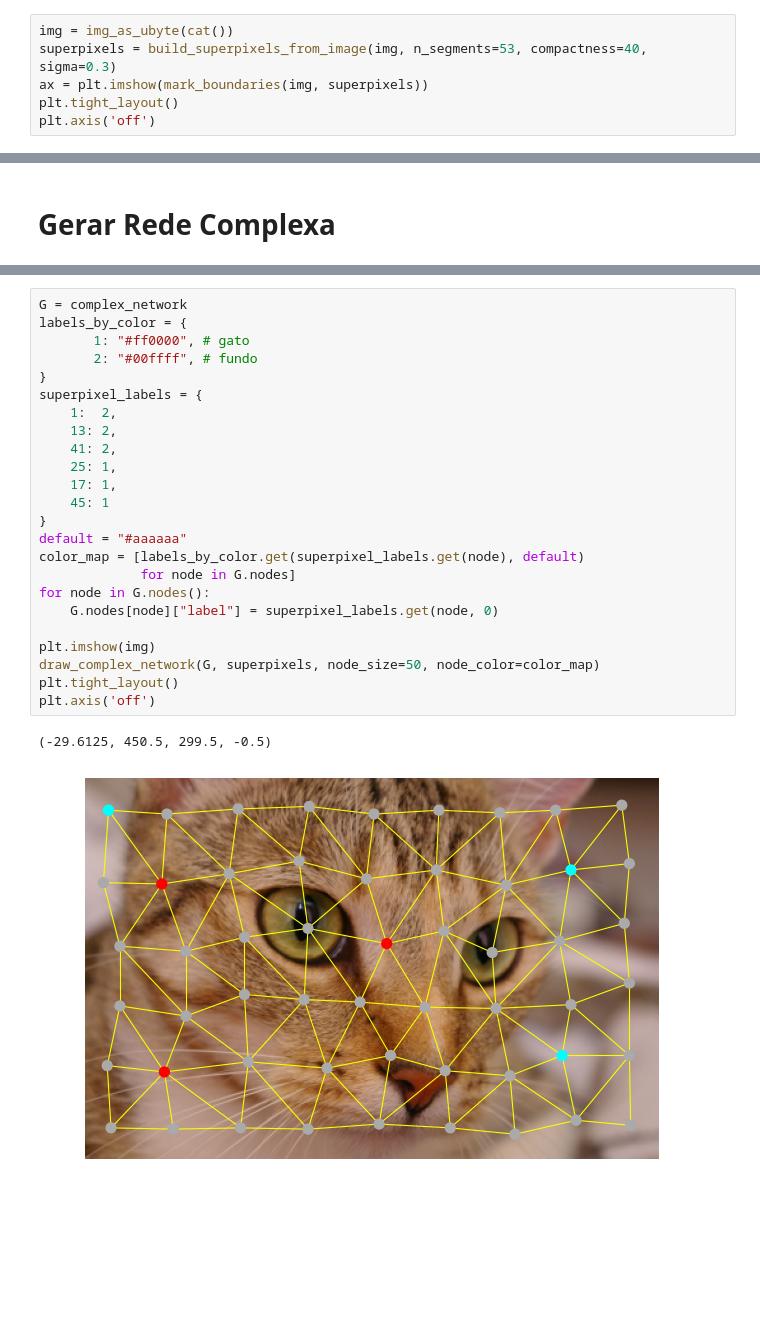
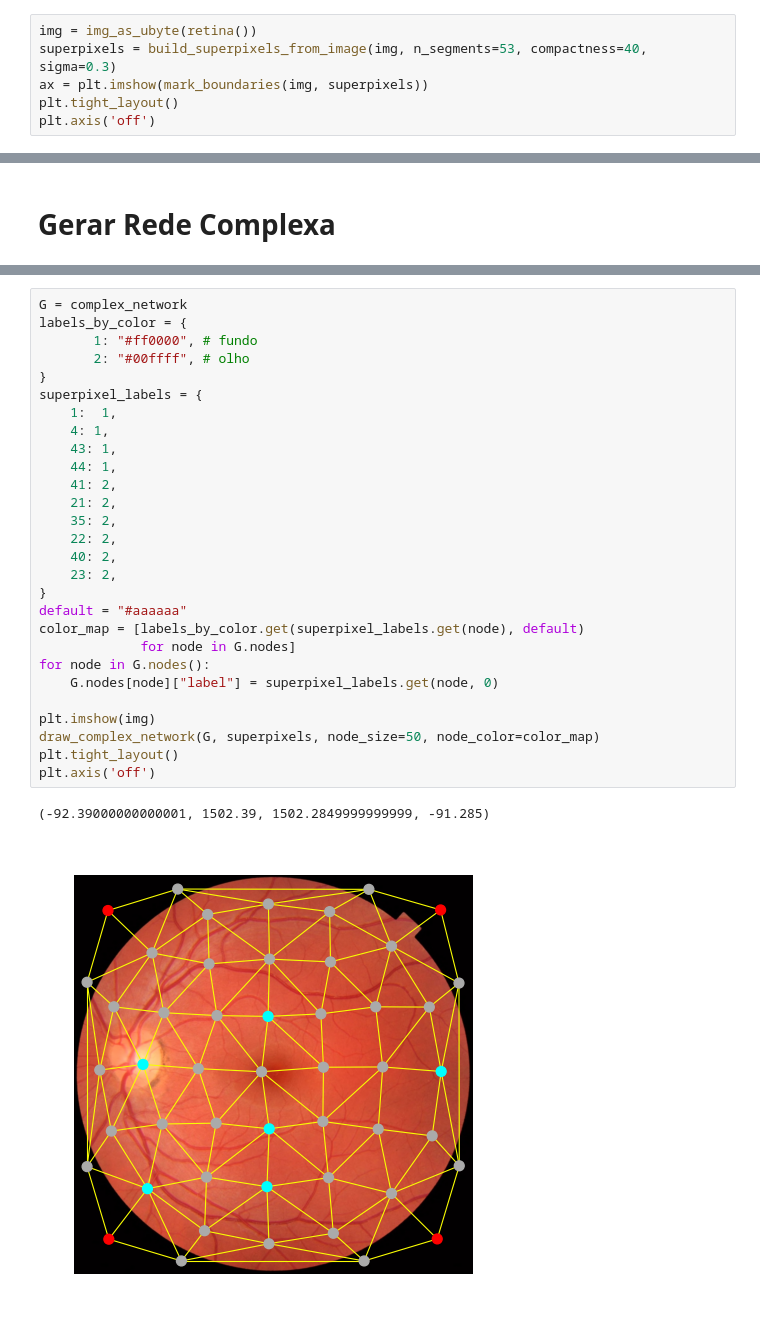
Before and after one commit to ryukinix/egsis, a Jupyter notebook: notebooks/model_egsis.ipynb, the cells around one changed output, grey strips where cells are left out. Cells and saved outputs as stored; diff of their text form; blank space fills up the shorter version.

```diff
--- a/notebooks/model_egsis.ipynb
+++ b/notebooks/model_egsis.ipynb
@@ -31,7 +34,7 @@ from egsis import features
 # %% [markdown]
 # Gerar Superpixels
 # %%
-img = img_as_ubyte(cat())
+img = img_as_ubyte(retina())
 superpixels = build_superpixels_from_image(img, n_segments=53, compactness=40, sigma=0.3)
 ax = plt.imshow(mark_boundaries(img, superpixels))
 plt.tight_layout()
@@ -60,30 +63,34 @@ plt.show()
 # %%
 G = complex_network
 labels_by_color = {
-       1: "#ff0000", # gato
-       2: "#00ffff", # fundo
+       1: "#ff0000", # fundo
+       2: "#00ffff", # olho
 }
 superpixel_labels = {
-    1:  2,
-    13: 2,
+    1:  1,
+    4: 1,
+    43: 1,
+    44: 1,
     41: 2,
-    25: 1,
-    17: 1,
-    45: 1
+    21: 2,
+    35: 2,
+    22: 2,
+    40: 2,
+    23: 2,
 }
 default = "#aaaaaa"
 color_map = [labels_by_color.get(superpixel_labels.get(node), default)
              for node in G.nodes]
 for node in G.nodes():
     G.nodes[node]["label"] = superpixel_labels.get(node, 0)
 
 plt.imshow(img)
 draw_complex_network(G, superpixels, node_size=50, node_color=color_map)
 plt.tight_layout()
 plt.axis('off')
 # %% [output]
-(-29.6125, 450.5, 299.5, -0.5)
+(-92.39000000000001, 1502.39, 1502.2849999999999, -91.285)
-[figure, old version]
+[figure, new version]
 # %%
 X = img
 y = np.zeros(shape=superpixels.shape, dtype=np.int64)
```
Also changed, not shown: parts of 11 cells of this notebook, 12 other files.
